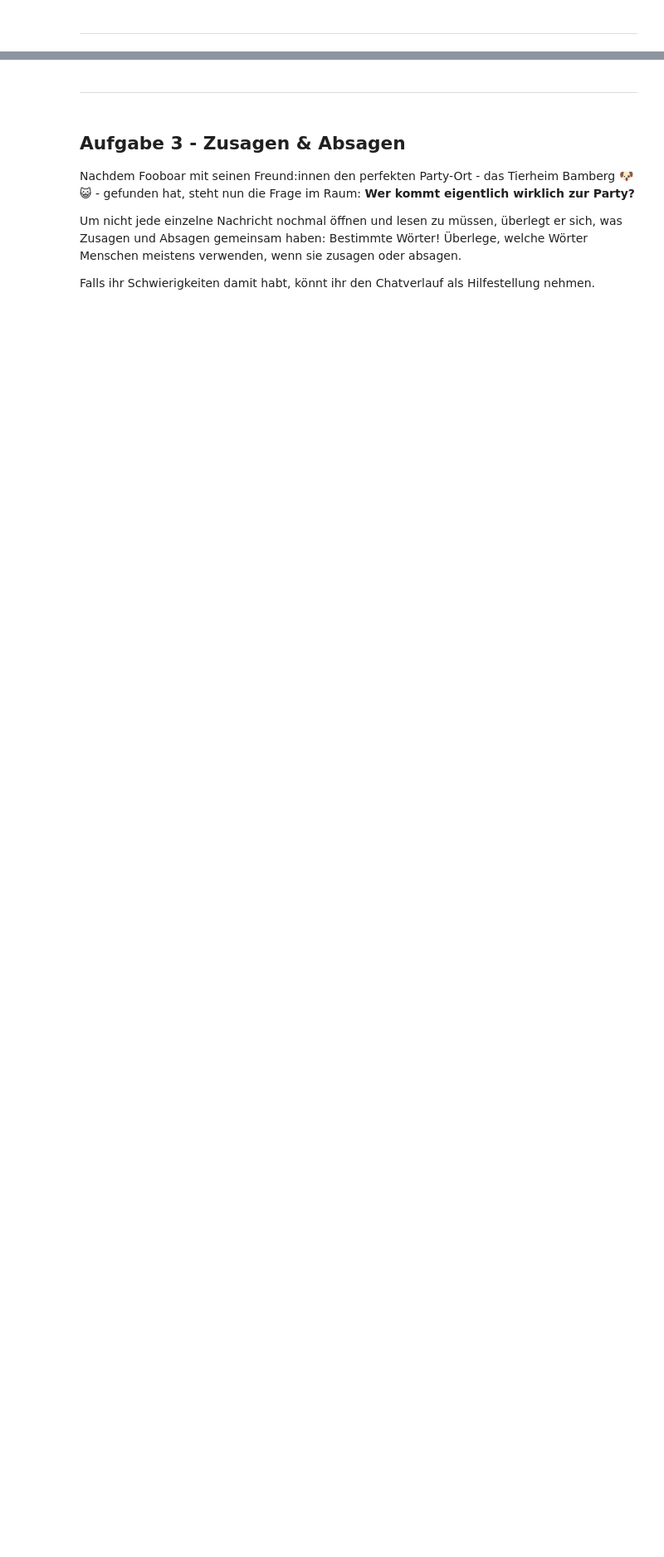
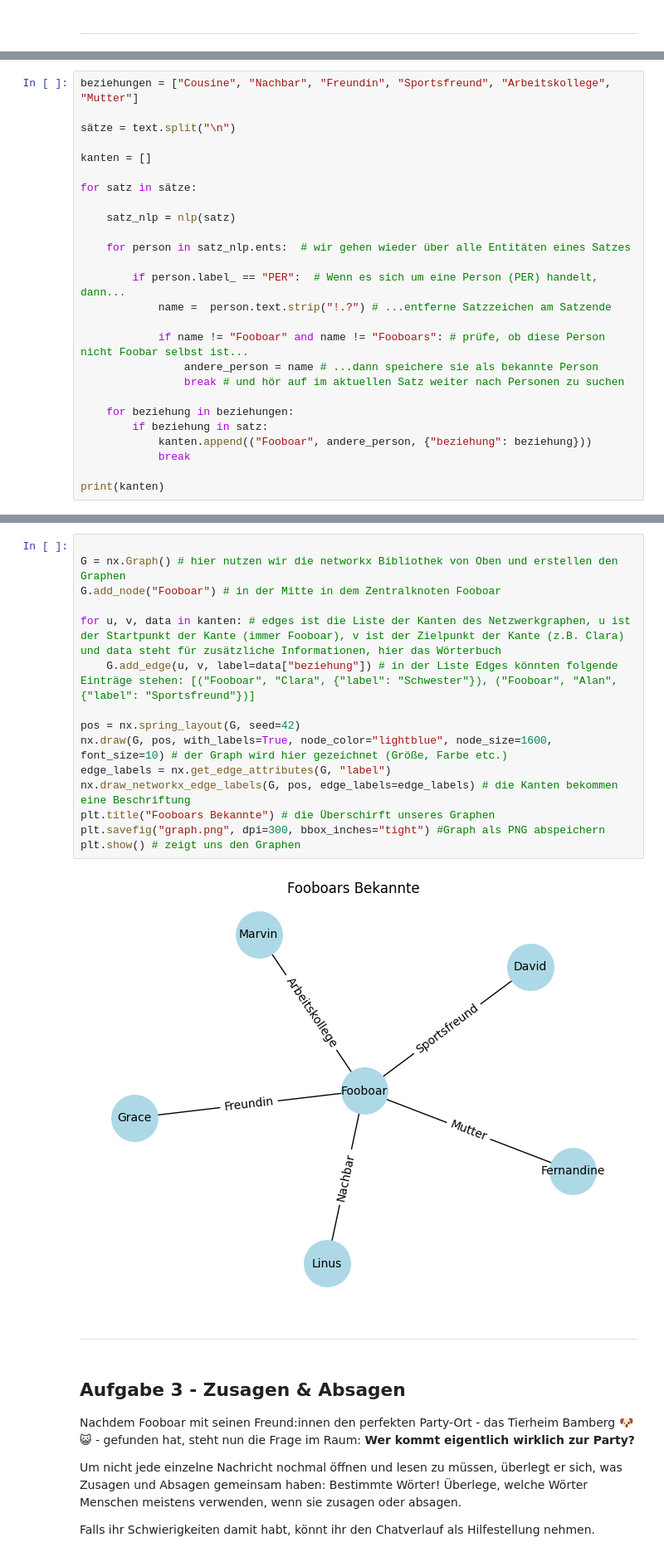
Before and after one commit to SonjaLachner/textanalyse, a Jupyter notebook: foobarsGeburtstag_ohne_loesung.ipynb, the cells around one changed output, grey strips where cells are left out. Shown at 83% size. Cells and saved outputs as stored; diff of their text form; blank space fills up the shorter version.

```diff
--- a/foobarsGeburtstag_ohne_loesung.ipynb
+++ b/foobarsGeburtstag_ohne_loesung.ipynb
@@ -300,0 +263,26 @@ Fooboar hat nun alle Methoden, die er braucht, um den Graphen zu erstellen. Baut
+# %%
+beziehungen = ["Cousine", "Nachbar", "Freundin", "Sportsfreund", "Arbeitskollege", "Mutter"]
+
+sätze = text.split("\n")
+
+kanten = []
+
+for satz in sätze:
+
+    satz_nlp = nlp(satz)
+
+    for person in satz_nlp.ents:  # wir gehen wieder über alle Entitäten eines Satzes
+
+        if person.label_ == "PER":  # Wenn es sich um eine Person (PER) handelt, dann...
+            name =  person.text.strip("!.?") # ...entferne Satzzeichen am Satzende
+
+            if name != "Fooboar" and name != "Fooboars": # prüfe, ob diese Person nicht Foobar selbst ist...
+                andere_person = name # ...dann speichere sie als bekannte Person
+                break # und hör auf im aktuellen Satz weiter nach Personen zu suchen
+
+    for beziehung in beziehungen:
+        if beziehung in satz:
+            kanten.append(("Fooboar", andere_person, {"beziehung": beziehung}))
+            break
+
+print(kanten)
@@ -372,3 +294,20 @@ def graph_erstellen(kanten):
+# %%
+
+G = nx.Graph() # hier nutzen wir die networkx Bibliothek von Oben und erstellen den Graphen
+G.add_node("Fooboar") # in der Mitte in dem Zentralknoten Fooboar
+
+for u, v, data in kanten: # edges ist die Liste der Kanten des Netzwerkgraphen, u ist der Startpunkt der Kante (immer Fooboar), v ist der Zielpunkt der Kante (z.B. Clara) und data steht für zusätzliche Informationen, hier das Wörterbuch
+    G.add_edge(u, v, label=data["beziehung"]) # in der Liste Edges könnten folgende Einträge stehen: [("Fooboar", "Clara", {"label": "Schwester"}), ("Fooboar", "Alan", {"label": "Sportsfreund"})]
+
+pos = nx.spring_layout(G, seed=42)
+nx.draw(G, pos, with_labels=True, node_color="lightblue", node_size=1600, font_size=10) # der Graph wird hier gezeichnet (Größe, Farbe etc.)
+edge_labels = nx.get_edge_attributes(G, "label")
+nx.draw_networkx_edge_labels(G, pos, edge_labels=edge_labels) # die Kanten bekommen eine Beschriftung
+plt.title("Fooboars Bekannte") # die Überschirft unseres Graphen
+plt.savefig("graph.png", dpi=300, bbox_inches="tight") #Graph als PNG abspeichern
+plt.show() # zeigt uns den Graphen
+# %% [output]
+[figure, added]
 # %% [markdown]
 ***
 # %% [markdown]
```
Also changed, not shown: parts of 8 cells of this notebook.
